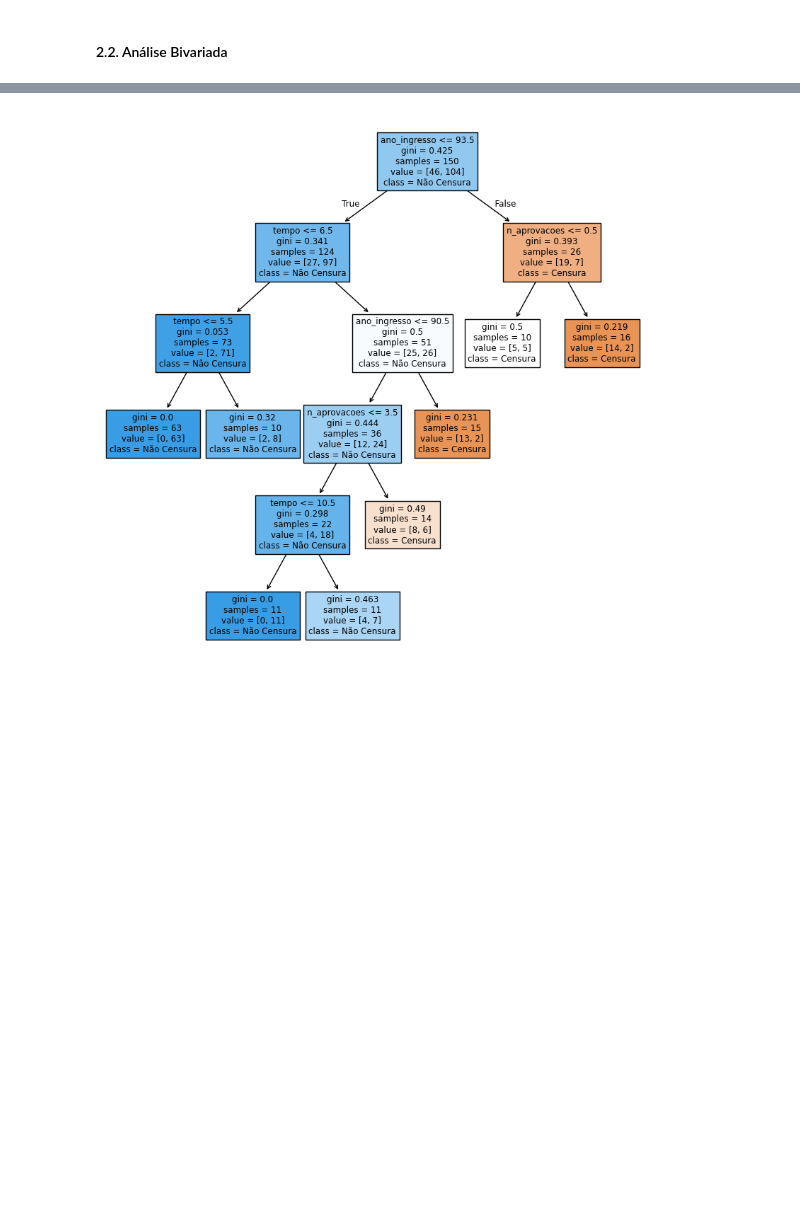
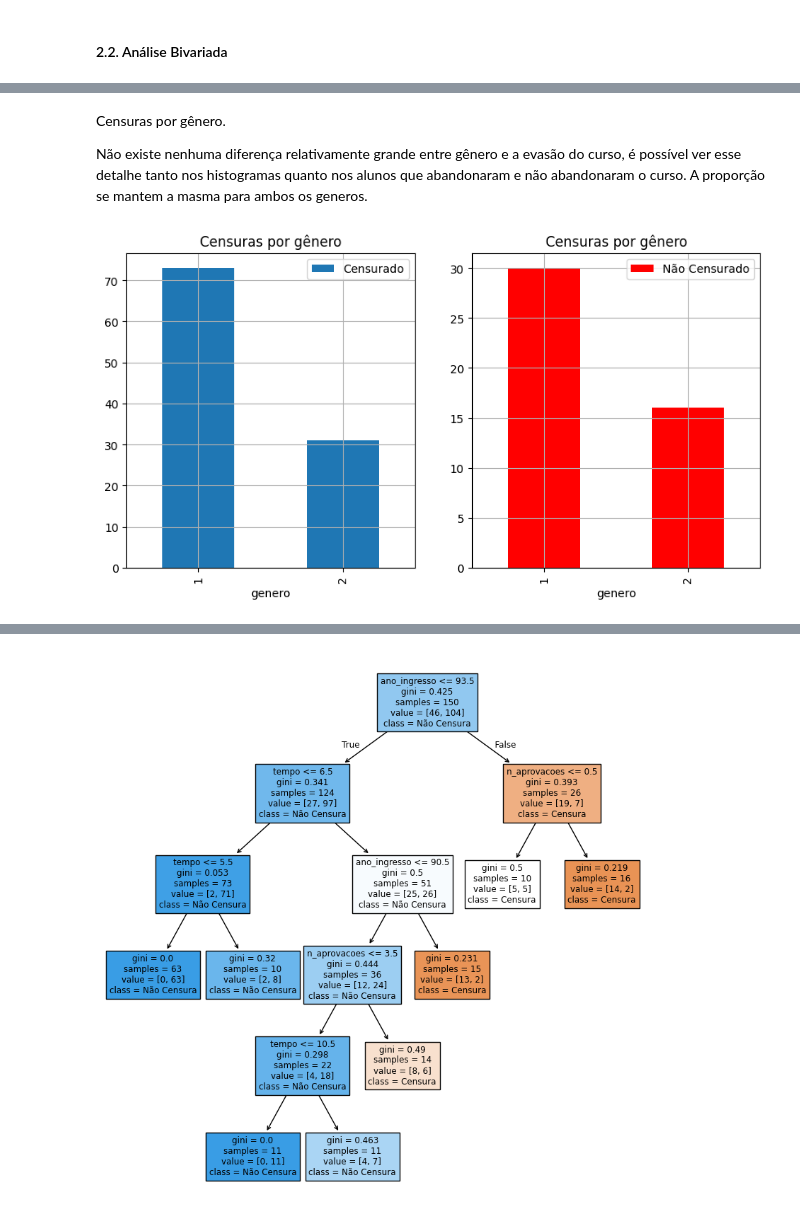
Before and after one commit to xGabrielR/Analise-de-Sobrevivencia-Aplicada-a-Evasao-Escolar, a Jupyter notebook: src/grc_01_analise_exploratoria.ipynb, the cells around one changed output, grey strips where cells are left out. Saved outputs shown, nothing was run; the diff lists cells and outputs as text; code cells hidden in the pictures; blank space fills up the shorter version.

```diff
--- a/src/grc_01_analise_exploratoria.ipynb
+++ b/src/grc_01_analise_exploratoria.ipynb
@@ -139,0 +210,16 @@ plt.tight_layout()
+# %% [markdown]
+Censuras por gênero.
+
+Não existe nenhuma diferença relativamente grande entre gênero e a evasão do curso, é possível ver esse detalhe tanto nos histogramas quanto nos alunos que abandonaram e não abandonaram o curso. A proporção se mantem a masma para ambos os generos.
+# %%
+fig, ax = plt.subplots(1, 2, figsize=(10, 5))
+ax = ax.flatten()
+df[censurado]["genero"].value_counts().plot(kind="bar", ax=ax[0], label="Censurado")
+df[~censurado]["genero"].value_counts().plot(kind="bar", ax=ax[1], color="red", label="Não Censurado")
+
+for axi in ax:
+    axi.grid(2)
+    axi.set_title("Censuras por gênero")
+    axi.legend()
+# %% [output]
+[figure, added]
```
Also changed, not shown: parts of 18 cells of this notebook, 1 other file.
